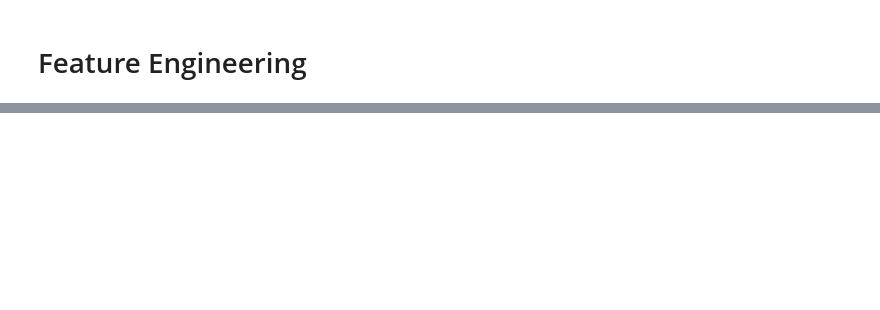
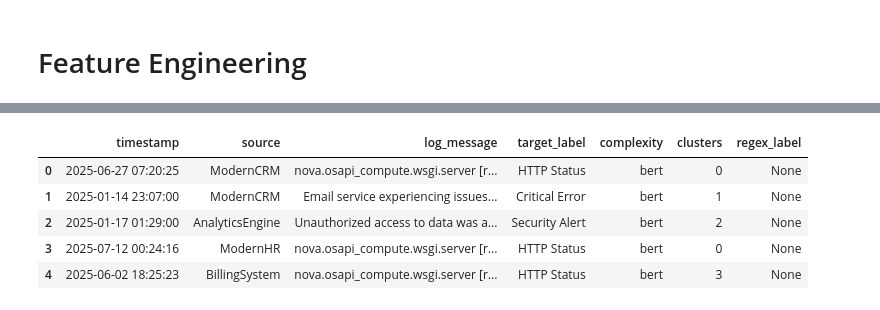
Before and after one commit to Gokulasuthan-Murugan/Software-log-Monitoring-system-using-Hybrid-Classification-Model, a Jupyter notebook: notebook/Hybrid_classification.ipynb, the cells around one changed output, grey strips where cells are left out. Drawn from its saved outputs; the diff is of its cells as text; code cells hidden in the pictures; blank space fills up the shorter version.

```diff
--- a/notebook/Hybrid_classification.ipynb
+++ b/notebook/Hybrid_classification.ipynb
@@ -116,0 +265,9 @@ embeddings=model.encode(df['log_message'].tolist())
+# %%
+df_non_regex.head()
+# %% [output]
+|  | timestamp | source | log_message | target_label | complexity | clusters | regex_label |
+| 0 | 2025-06-27 07:20:25 | ModernCRM | nova.osapi_compute.wsgi.server [r... | HTTP Status | bert | 0 | None |
+| 1 | 2025-01-14 23:07:00 | ModernCRM | Email service experiencing issues... | Critical Error | bert | 1 | None |
+| 2 | 2025-01-17 01:29:00 | AnalyticsEngine | Unauthorized access to data was a... | Security Alert | bert | 2 | None |
+| 3 | 2025-07-12 00:24:16 | ModernHR | nova.osapi_compute.wsgi.server [r... | HTTP Status | bert | 0 | None |
+| 4 | 2025-06-02 18:25:23 | BillingSystem | nova.osapi_compute.wsgi.server [r... | HTTP Status | bert | 3 | None |
```
Also changed, not shown: parts of 38 cells of this notebook, 7 other files.
